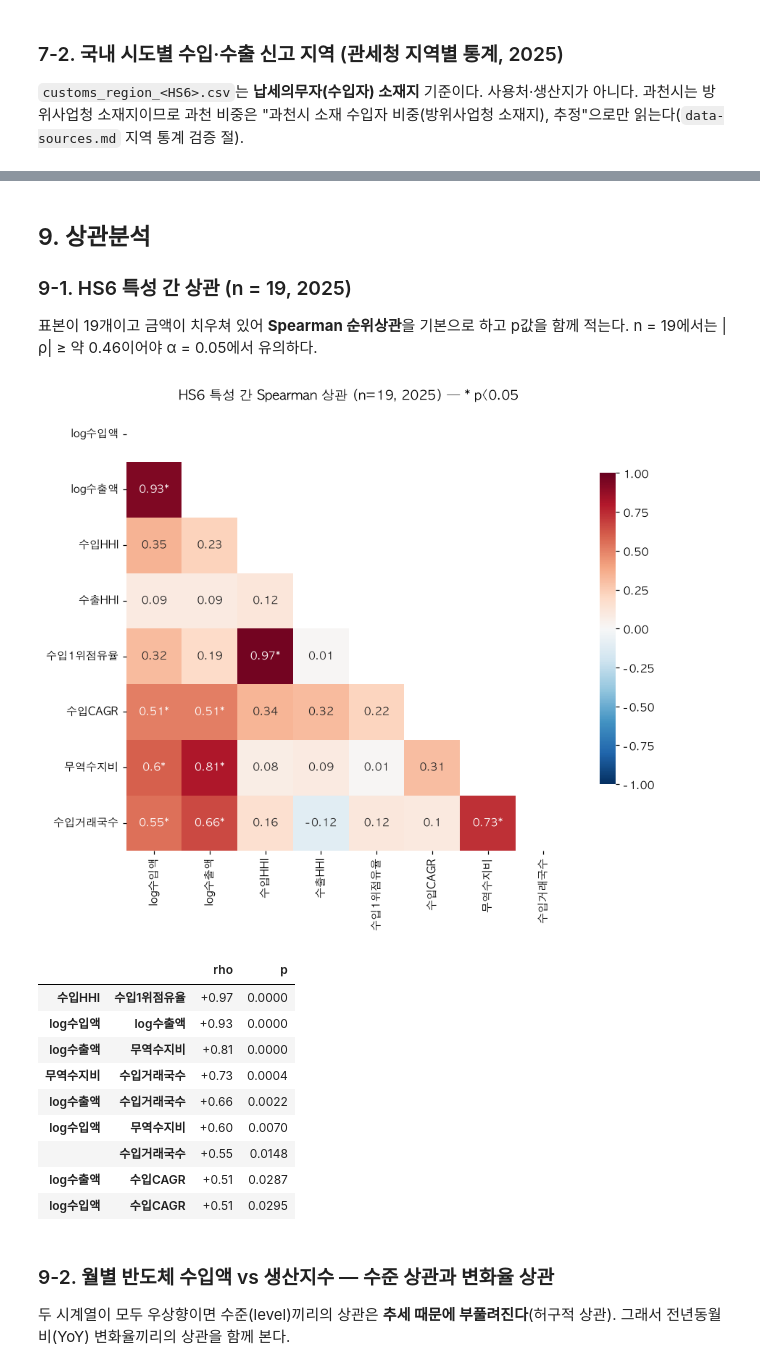
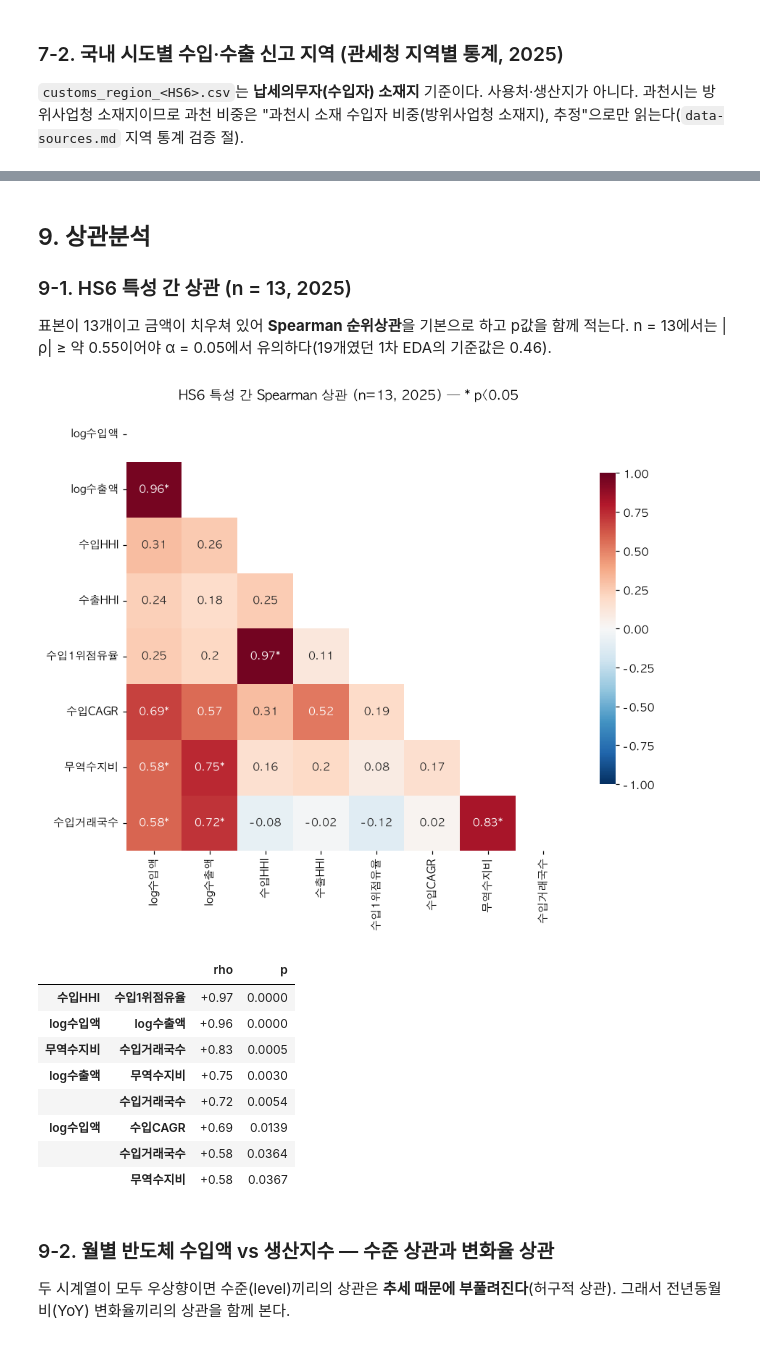
Before and after one commit to tchoco313/defense_dashboard, a Jupyter notebook: notebooks/eda_customs.ipynb, the cells around one changed output, grey strips where cells are left out. Drawn from its saved outputs; the diff is of its cells as text; code cells hidden in the pictures.

```diff
--- a/notebooks/eda_customs.ipynb
+++ b/notebooks/eda_customs.ipynb
@@ -472,43 +465,43 @@ chg.style.format({"16~20 평균(백만$)": "{:,.1f}", "21~25 평균(백만$)": "
 # %% [markdown]
 ## 9. 상관분석
 
-### 9-1. HS6 특성 간 상관 (n = 19, 2025)
+### 9-1. HS6 특성 간 상관 (n = 13, 2025)
 
-표본이 19개이고 금액이 치우쳐 있어 **Spearman 순위상관**을 기본으로 하고 p값을 함께 적는다. n = 19에서는 |ρ| ≥ 약 0.46이어야 α = 0.05에서 유의하다.
+표본이 13개이고 금액이 치우쳐 있어 **Spearman 순위상관**을 기본으로 하고 p값을 함께 적는다. n = 13에서는 |ρ| ≥ 약 0.55이어야 α = 0.05에서 유의하다(19개였던 1차 EDA의 기준값은 0.46).
 # %%
 feat = pd.DataFrame({
     "log수입액": np.log10(summ["수입액_2025(백만$)"]),
     "log수출액": np.log10(summ["수출액_2025(백만$)"].clip(lower=1e-3)),
     "수입HHI": summ.hhi_imp, "수출HHI": summ.hhi_exp,
     "수입1위점유율": summ.top1_share_imp,
     "수입CAGR": summ.수입CAGR_16_25,
     "무역수지비": summ["무역수지비(수출-수입)/(수출+수입)"],
     "수입거래국수": summ.n_country_imp,
 })
 rho, p = stats.spearmanr(feat, nan_policy="omit")
 rho = pd.DataFrame(rho, index=feat.columns, columns=feat.columns)
 pv = pd.DataFrame(p, index=feat.columns, columns=feat.columns)
 annot = rho.round(2).astype(str) + np.where(pv < .05, "*", "")
 mask = np.triu(np.ones_like(rho, bool))
 fig, ax = plt.subplots(figsize=(8.5, 7))
 sns.heatmap(rho, mask=mask, annot=annot, fmt="", cmap="RdBu_r", vmin=-1, vmax=1, square=True, cbar_kws={"shrink": .7}, ax=ax)
-ax.set_title("HS6 특성 간 Spearman 상관 (n=19, 2025) — * p<0.05"); plt.tight_layout(); plt.show()
+ax.set_title("HS6 특성 간 Spearman 상관 (n=13, 2025) — * p<0.05"); plt.tight_layout(); plt.show()
 
 pairs = (rho.where(~np.tril(np.ones_like(rho, bool))).stack().rename("rho").to_frame()
-         .join(pv.stack().rename("p")).sort_values("rho", key=abs, ascending=False))
+         .join(pv.stack().rename("p")).dropna(subset=["rho"])
+         .sort_values("rho", key=abs, ascending=False))   # pandas 3.0 stack() 은 NaN 을 남기므로 제거
 pairs[pairs.p < .05].style.format({"rho": "{:+.2f}", "p": "{:.4f}"})
 # %% [output]
-[figure, old version]
+[figure, new version]
 |  |  | rho | p |
 | 수입HHI | 수입1위점유율 | +0.97 | 0.0000 |
-| log수입액 | log수출액 | +0.93 | 0.0000 |
-| log수출액 | 무역수지비 | +0.81 | 0.0000 |
-| 무역수지비 | 수입거래국수 | +0.73 | 0.0004 |
-| log수출액 | 수입거래국수 | +0.66 | 0.0022 |
-| log수입액 | 무역수지비 | +0.60 | 0.0070 |
-|  | 수입거래국수 | +0.55 | 0.0148 |
-| log수출액 | 수입CAGR | +0.51 | 0.0287 |
-| log수입액 | 수입CAGR | +0.51 | 0.0295 |
+| log수입액 | log수출액 | +0.96 | 0.0000 |
+| 무역수지비 | 수입거래국수 | +0.83 | 0.0005 |
+| log수출액 | 무역수지비 | +0.75 | 0.0030 |
+|  | 수입거래국수 | +0.72 | 0.0054 |
+| log수입액 | 수입CAGR | +0.69 | 0.0139 |
+|  | 수입거래국수 | +0.58 | 0.0364 |
+|  | 무역수지비 | +0.58 | 0.0367 |
 # %% [markdown]
 ### 9-2. 월별 반도체 수입액 vs 생산지수 — 수준 상관과 변화율 상관
 
```
Also changed, not shown: parts of 22 cells of this notebook, 47 other files.
